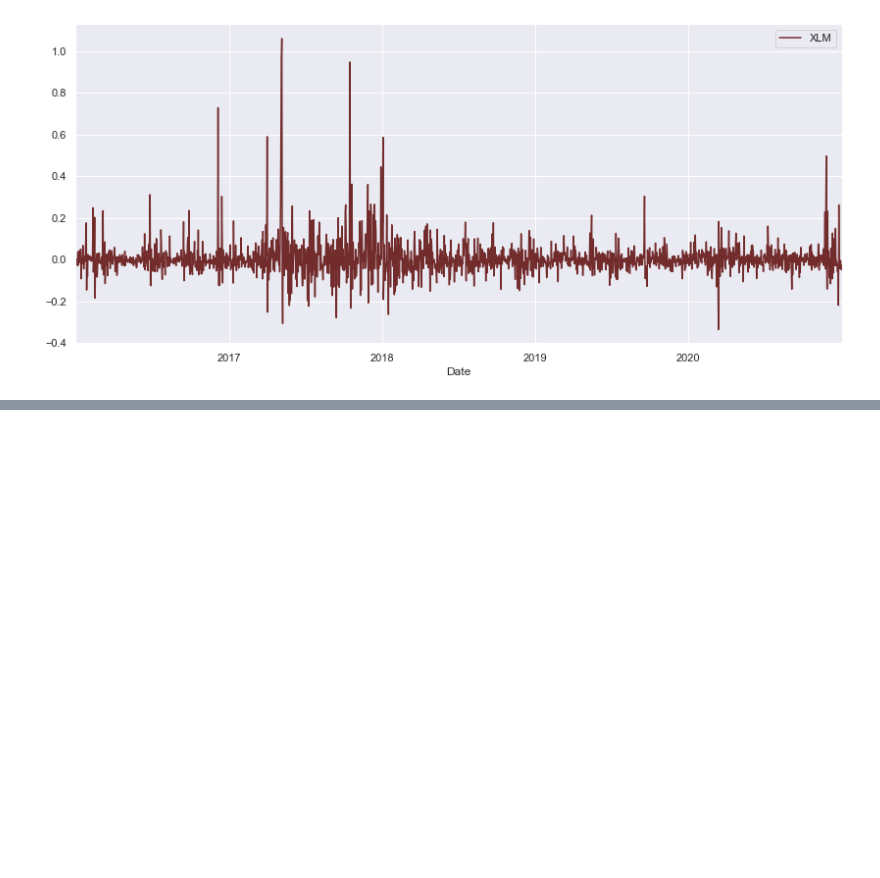
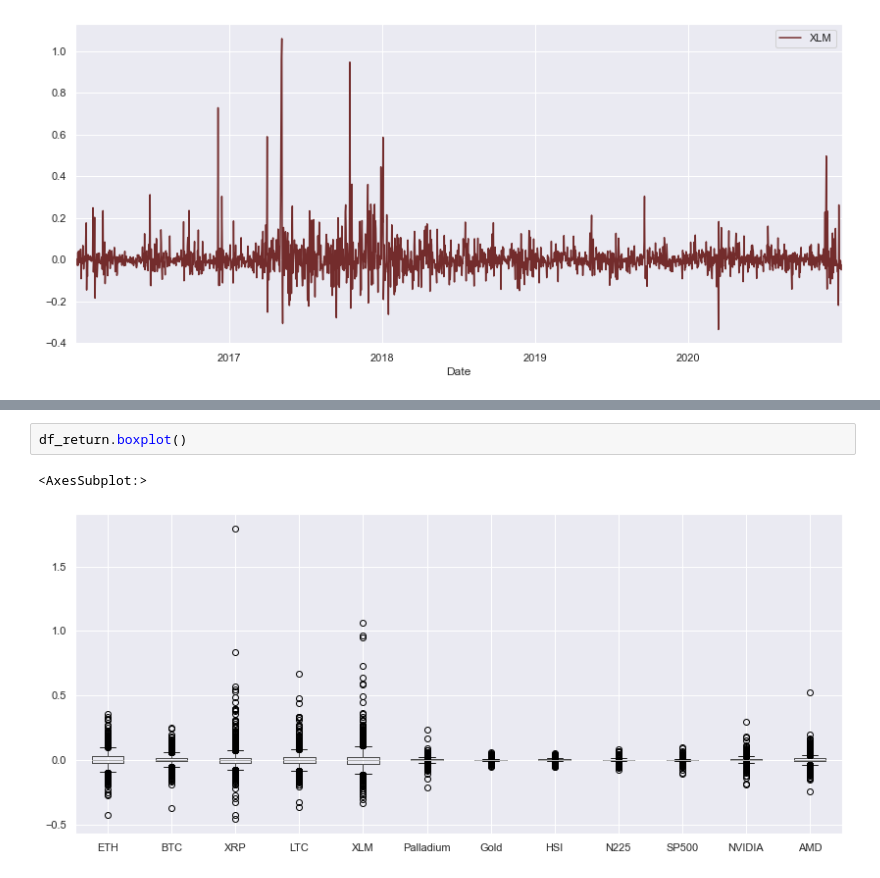
Before and after one commit to billmono95/TESI-LAUREA-MAGISTRALE, a Jupyter notebook: ExploratoryAnalysis.ipynb, the cells around one changed output, grey strips where cells are left out. Saved outputs shown, nothing was run; the diff lists cells and outputs as text; blank space fills up the shorter version.

```diff
--- a/ExploratoryAnalysis.ipynb
+++ b/ExploratoryAnalysis.ipynb
@@ -243,0 +295,5 @@ for i in list_return:
+# %%
+df_return.boxplot()
+# %% [output]
+<AxesSubplot:>
+[figure, added]
```
Also changed, not shown: parts of 11 cells of this notebook.
